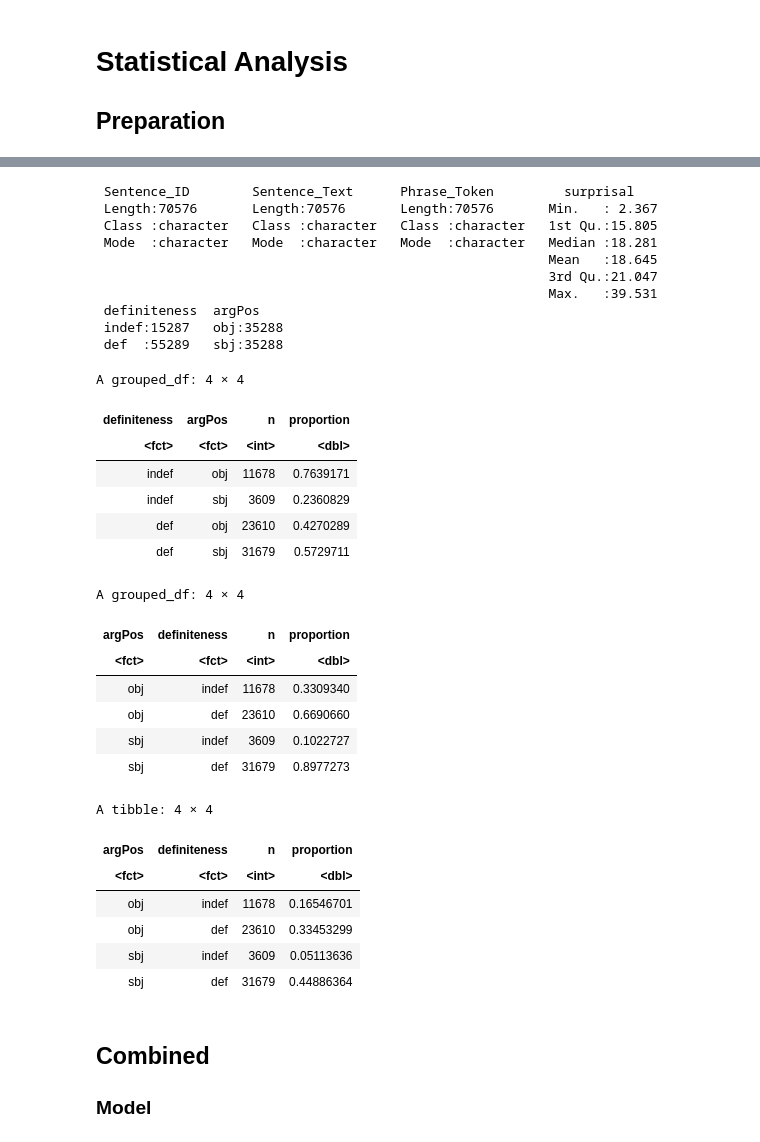
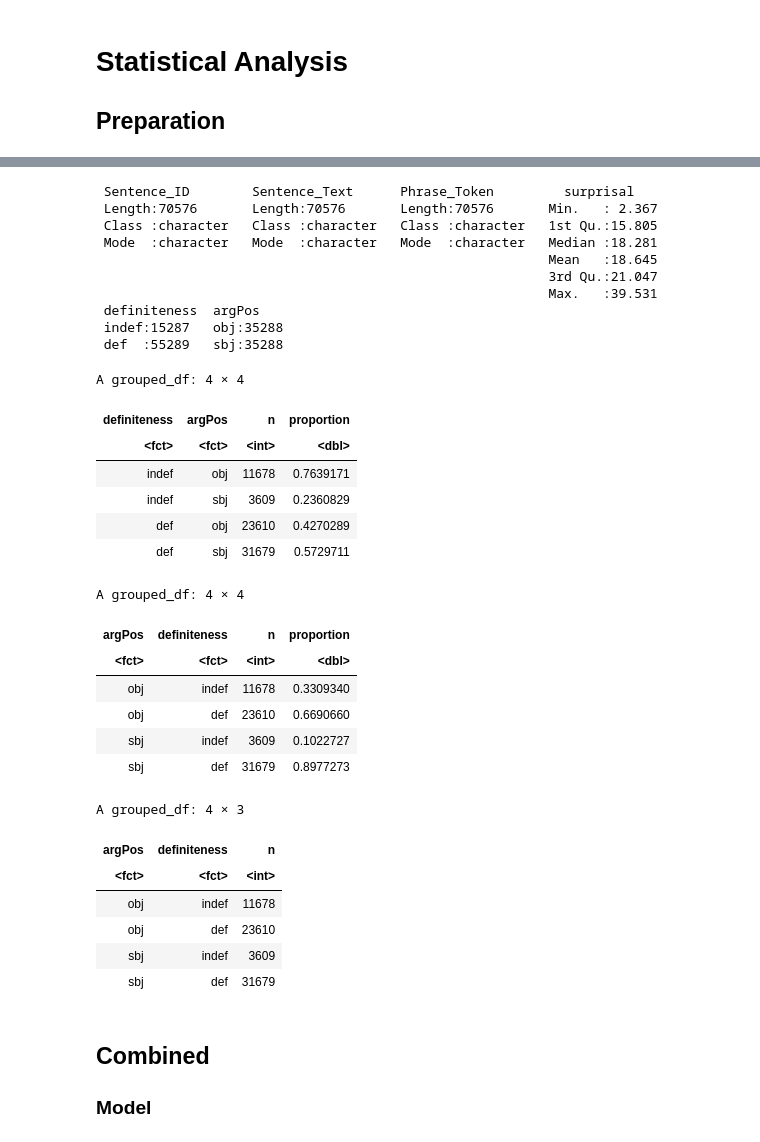
Before and after one commit to vmariani3321/Analysis-11-21_2035, a Jupyter notebook: analyses.ipynb, the cells around one changed output, grey strips where cells are left out. Drawn from its saved outputs; the diff is of its cells as text; code cells hidden in the pictures.

```diff
--- a/analyses.ipynb
+++ b/analyses.ipynb
@@ -635,11 +635,12 @@ library(tidyverse)
 
 # Loading Files
 
-files <- list.files(path = "D:/BNC Full Data/11-22_2PM2 Run/CSV",
-                    pattern = "\\.csv$",
-                    full.names = TRUE)
+# files <- list.files(path = "D:/BNC Full Data/11-22_2PM2 Run/CSV",
+#                     pattern = "\\.csv$",
+#                     full.names = TRUE)
 
-df <- read_csv(files, id = "file_name")
+# df <- read_csv(files, id = "file_name")
+write_csv(df, "D:/BNC Full Data/11-22_2PM2 Run/full_result.csv")
 
 # df <- read_csv("full_csv.csv")
 
@@ -696,4 +697,5 @@ df <- df %>%
     mutate(surprisal = Phrase_Surprisal) %>%
     select(Sentence_ID, Sentence_Text, Phrase_Token, surprisal, definiteness, argPos)
 
-saveRDS(df, file = "filtered_df.rds")
+saveRDS(df, file = "Results 11-22/filtered_df_1122.rds")
+write_csv(df, "Results 11-22/filtered_csv_1122.csv")
@@ -782,45 +758,44 @@ prop_table_arg <- df %>%
     mutate(proportion = n / sum(n))
 
     prop_table_arg
 
-prop_table <- df %>%
-    count(argPos, definiteness) %>%
-    mutate(proportion = n / sum(n))
+count_table <- df %>%
+    group_by(argPos, definiteness) %>%
+    count()
 
-
-    prop_table
+    count_table
 # %% [output]
  Sentence_ID        Sentence_Text      Phrase_Token         surprisal
  Length:70576       Length:70576       Length:70576       Min.   : 2.367
  Class :character   Class :character   Class :character   1st Qu.:15.805
  Mode  :character   Mode  :character   Mode  :character   Median :18.281
                                                           Mean   :18.645
                                                           3rd Qu.:21.047
                                                           Max.   :39.531
  definiteness  argPos
  indef:15287   obj:35288
  def  :55289   sbj:35288
 A grouped_df: 4 × 4
 | definiteness | argPos | n | proportion |
 | <fct> | <fct> | <int> | <dbl> |
 | indef | obj | 11678 | 0.7639171 |
 | indef | sbj | 3609 | 0.2360829 |
 | def | obj | 23610 | 0.4270289 |
 | def | sbj | 31679 | 0.5729711 |
 A grouped_df: 4 × 4
 | argPos | definiteness | n | proportion |
 | <fct> | <fct> | <int> | <dbl> |
 | obj | indef | 11678 | 0.3309340 |
 | obj | def | 23610 | 0.6690660 |
 | sbj | indef | 3609 | 0.1022727 |
 | sbj | def | 31679 | 0.8977273 |
-A tibble: 4 × 4
+A grouped_df: 4 × 3
-| argPos | definiteness | n | proportion |
-| <fct> | <fct> | <int> | <dbl> |
-| obj | indef | 11678 | 0.16546701 |
-| obj | def | 23610 | 0.33453299 |
-| sbj | indef | 3609 | 0.05113636 |
-| sbj | def | 31679 | 0.44886364 |
+| argPos | definiteness | n |
+| <fct> | <fct> | <int> |
+| obj | indef | 11678 |
+| obj | def | 23610 |
+| sbj | indef | 3609 |
+| sbj | def | 31679 |
 # %% [markdown]
 ## Combined
 
```
Also changed, not shown: parts of 3 cells of this notebook, 17 other files.
